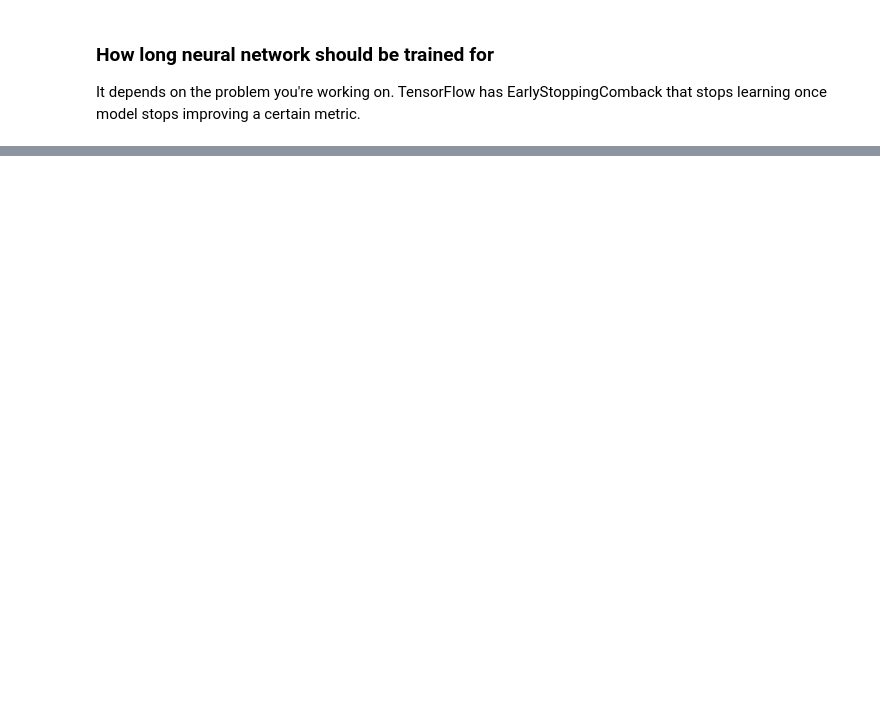
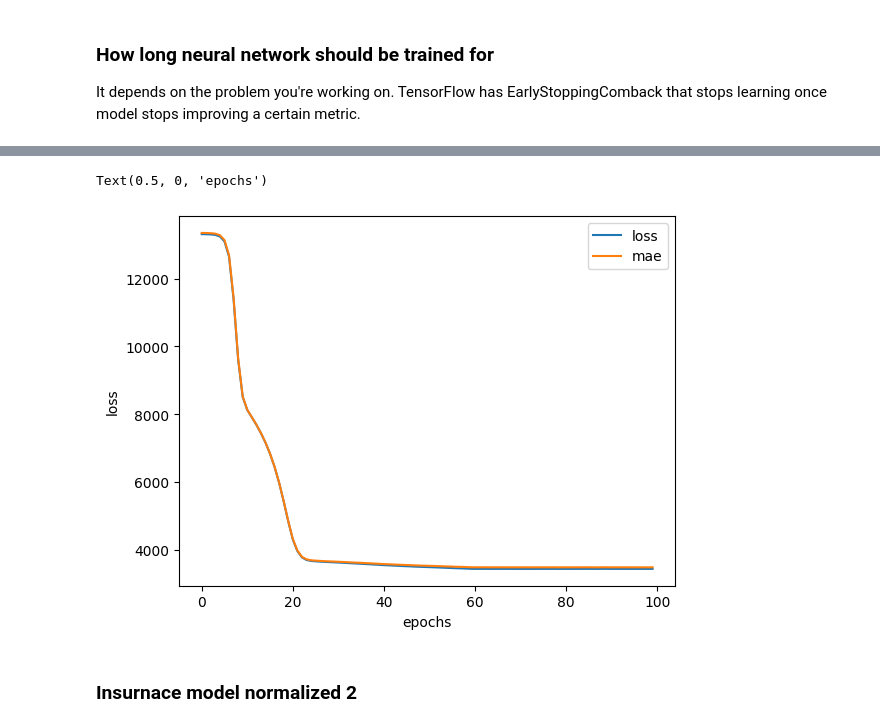
Before and after one commit to ra2dd/jupyter-tensor, a Jupyter notebook: 02_larger_example.ipynb, the cells around one changed output, grey strips where cells are left out. Cells and saved outputs as stored; diff of their text form; code cells hidden in the pictures; blank space fills up the shorter version.

Commit message:
normalize data and train models with normalized data

```diff
--- a/02_larger_example.ipynb
+++ b/02_larger_example.ipynb
@@ -245,0 +252,8 @@ It depends on the problem you're working on. TensorFlow has EarlyStoppingComback
+# %%
+import pandas as pd
+import matplotlib.pyplot as plt
+import tensorflow as tf
+
+# Read in the insurance dataframe
+insurance = pd.read_csv("./datasets/insurance.csv")
+insurance
@@ -245,0 +324,17 @@ It depends on the problem you're working on. TensorFlow has EarlyStoppingComback
+# %%
+# Build a neural network model to fit on our normalized data
+tf.random.set_seed(42)
+
+# 1. Build a model
+insurance_model_normal = tf.keras.Sequential([
+    tf.keras.layers.Dense(10),
+    tf.keras.layers.Dense(1)
+])
+
+# 2. Compile a model
+insurance_model_normal.compile(loss=tf.keras.losses.mae,
+                               optimizer=tf.keras.optimizers.SGD(),
+                               metrics=["mae"])
+
+# 3. Fit the model
+history_normal = insurance_model_normal.fit(X_train_normal, y_train, epochs=100)
@@ -245,0 +365,10 @@ It depends on the problem you're working on. TensorFlow has EarlyStoppingComback
+# %%
+# Plot model training
+pd.DataFrame(history_normal.history).plot()
+plt.ylabel("loss")
+plt.xlabel("epochs")
+# %% [output]
+Text(0.5, 0, 'epochs')
+[figure, added]
+# %% [markdown]
+### Insurnace model normalized 2
```
Also changed, not shown: parts of 21 cells of this notebook.
